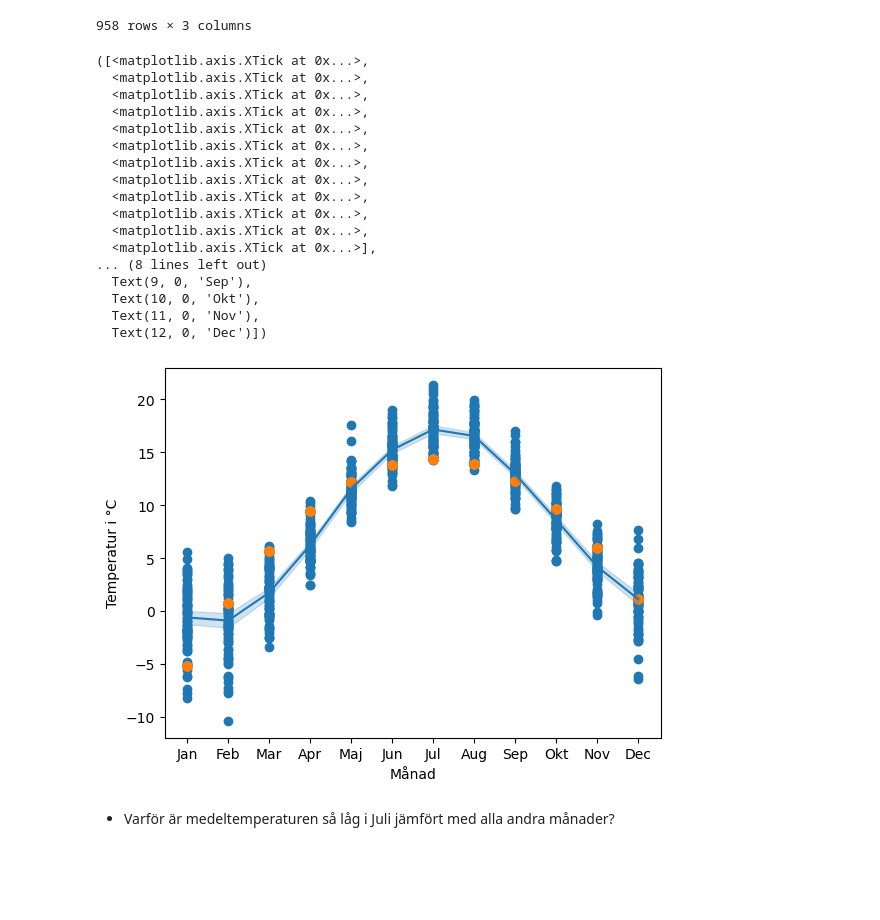
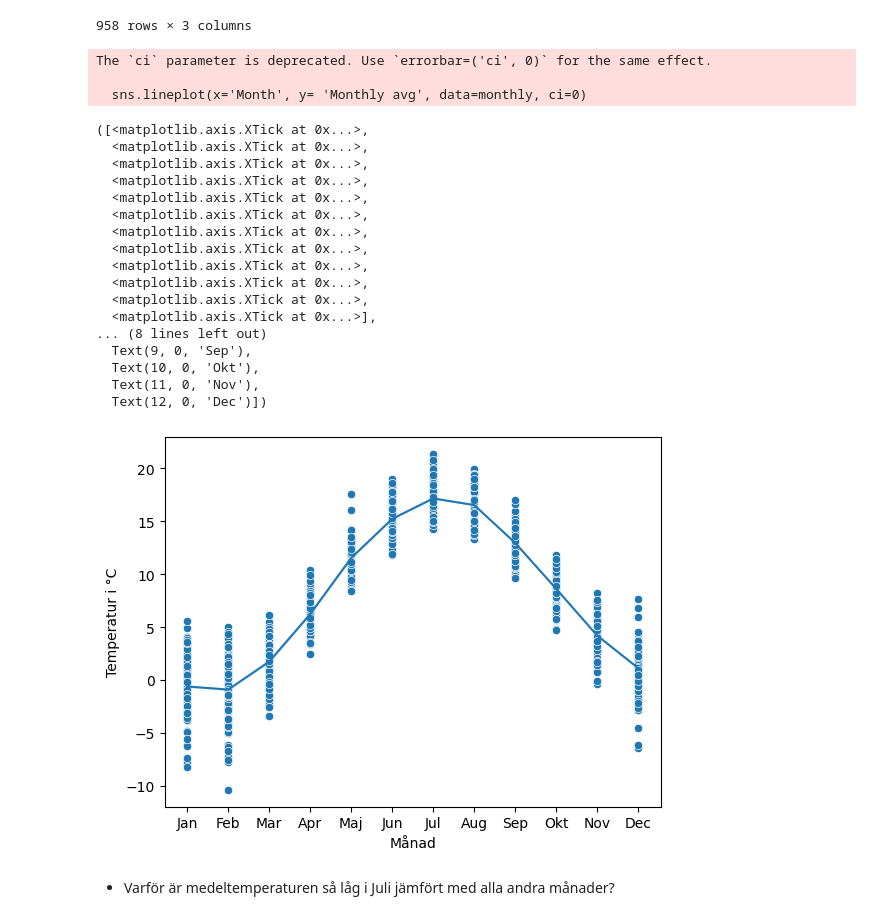
Before and after one commit to msteele919/projectwork, a Jupyter notebook: Kristoffer/plotting.ipynb, the cells around one changed output. Saved outputs shown, nothing was run; the diff lists cells and outputs as text; code cells hidden in the pictures; blank space fills up the shorter version.

Commit message:
uppdaterad plotting

```diff
--- a/Kristoffer/plotting.ipynb
+++ b/Kristoffer/plotting.ipynb
@@ -35,30 +30,31 @@ p1 = np.poly1d(z1)
 # %%
-plt.scatter(x1, y1)
-plt.scatter(x1, p1(x1))
-sns.lineplot(x='Month', y= 'Monthly avg', data=monthly)
-# plt.plot(x, p(x))
+sns.scatterplot(x=monthly['Month'], y=monthly['Monthly avg'], data=monthly)
+sns.lineplot(x='Month', y= 'Monthly avg', data=monthly, ci=0)
 plt.xlabel('Månad')
 plt.ylabel('Temperatur i °C')
 plt.xticks(ticks=[1, 2, 3, 4, 5, 6, 7, 8, 9, 10, 11, 12], labels=['Jan', 'Feb', 'Mar', 'Apr', 'Maj', 'Jun', 'Jul', 'Aug', 'Sep', 'Okt', 'Nov', 'Dec'])
 # %% [output]
-([<matplotlib.axis.XTick at 0x...>,
-  <matplotlib.axis.XTick at 0x...>,
-  <matplotlib.axis.XTick at 0x...>,
-  <matplotlib.axis.XTick at 0x...>,
-  <matplotlib.axis.XTick at 0x...>,
-  <matplotlib.axis.XTick at 0x...>,
-  <matplotlib.axis.XTick at 0x...>,
-  <matplotlib.axis.XTick at 0x...>,
-  <matplotlib.axis.XTick at 0x...>,
-  <matplotlib.axis.XTick at 0x...>,
-  <matplotlib.axis.XTick at 0x...>,
-  <matplotlib.axis.XTick at 0x...>],
-... (8 lines left out)
-  Text(9, 0, 'Sep'),
-  Text(10, 0, 'Okt'),
-  Text(11, 0, 'Nov'),
-  Text(12, 0, 'Dec')])
+The `ci` parameter is deprecated. Use `errorbar=('ci', 0)` for the same effect.
+
+  sns.lineplot(x='Month', y= 'Monthly avg', data=monthly, ci=0)
+([<matplotlib.axis.XTick at 0x...>,
+  <matplotlib.axis.XTick at 0x...>,
+  <matplotlib.axis.XTick at 0x...>,
+  <matplotlib.axis.XTick at 0x...>,
+  <matplotlib.axis.XTick at 0x...>,
+  <matplotlib.axis.XTick at 0x...>,
+  <matplotlib.axis.XTick at 0x...>,
+  <matplotlib.axis.XTick at 0x...>,
+  <matplotlib.axis.XTick at 0x...>,
+  <matplotlib.axis.XTick at 0x...>,
+  <matplotlib.axis.XTick at 0x...>,
+  <matplotlib.axis.XTick at 0x...>],
+... (8 lines left out)
+  Text(9, 0, 'Sep'),
+  Text(10, 0, 'Okt'),
+  Text(11, 0, 'Nov'),
+  Text(12, 0, 'Dec')])
-[figure, old version]
+[figure, new version]
 # %% [markdown]
 - Varför är medeltemperaturen så låg i Juli jämfört med alla andra månader?
 # %%
```
Also changed, not shown: parts of 5 cells of this notebook.
